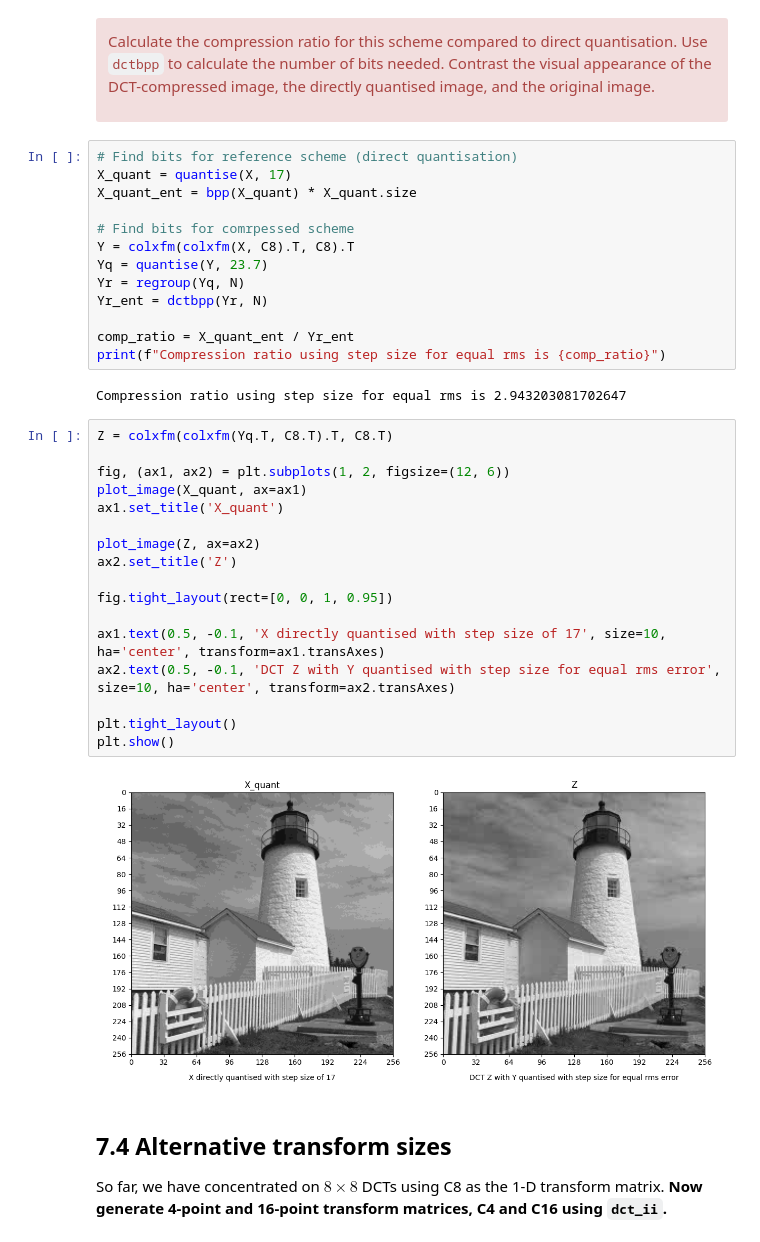
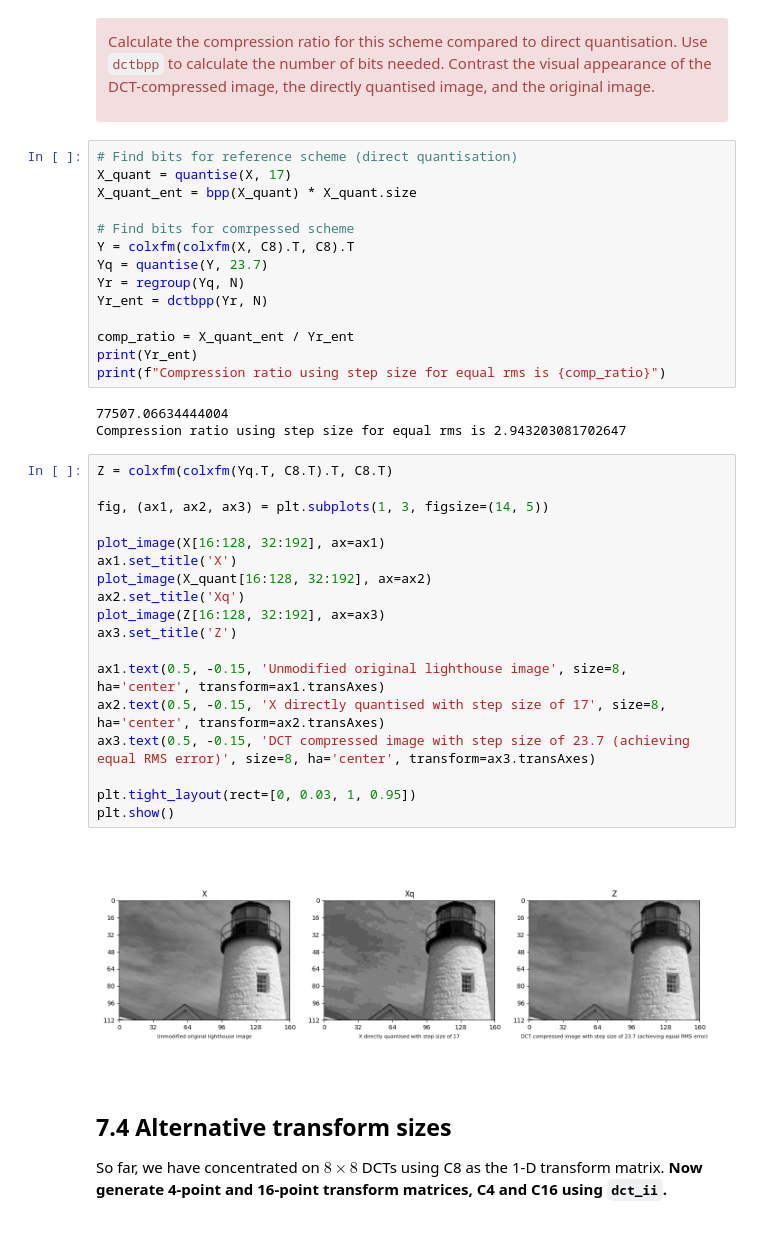
Before and after one commit to edwardtownsend/sf2, a Jupyter notebook: 7-the-discrete-cosine-transform.ipynb, the cells around one changed output. Drawn from its saved outputs; the diff is of its cells as text.

```diff
--- a/7-the-discrete-cosine-transform.ipynb
+++ b/7-the-discrete-cosine-transform.ipynb
@@ -473,28 +473,31 @@ Yr = regroup(Yq, N)
 Yr_ent = dctbpp(Yr, N)
 
 comp_ratio = X_quant_ent / Yr_ent
+print(Yr_ent)
 print(f"Compression ratio using step size for equal rms is {comp_ratio}")
 # %% [output]
+77507.06634444004
 Compression ratio using step size for equal rms is 2.943203081702647
 # %%
 Z = colxfm(colxfm(Yq.T, C8.T).T, C8.T)
 
-fig, (ax1, ax2) = plt.subplots(1, 2, figsize=(12, 6))
-plot_image(X_quant, ax=ax1)
-ax1.set_title('X_quant')
+fig, (ax1, ax2, ax3) = plt.subplots(1, 3, figsize=(14, 5))
 
-plot_image(Z, ax=ax2)
-ax2.set_title('Z')
+plot_image(X[16:128, 32:192], ax=ax1)
+ax1.set_title('X')
+plot_image(X_quant[16:128, 32:192], ax=ax2)
+ax2.set_title('Xq')
+plot_image(Z[16:128, 32:192], ax=ax3)
+ax3.set_title('Z')
 
-fig.tight_layout(rect=[0, 0, 1, 0.95])
+ax1.text(0.5, -0.15, 'Unmodified original lighthouse image', size=8, ha='center', transform=ax1.transAxes)
+ax2.text(0.5, -0.15, 'X directly quantised with step size of 17', size=8, ha='center', transform=ax2.transAxes)
+ax3.text(0.5, -0.15, 'DCT compressed image with step size of 23.7 (achieving equal RMS error)', size=8, ha='center', transform=ax3.transAxes)
 
-ax1.text(0.5, -0.1, 'X directly quantised with step size of 17', size=10, ha='center', transform=ax1.transAxes)
-ax2.text(0.5, -0.1, 'DCT Z with Y quantised with step size for equal rms error', size=10, ha='center', transform=ax2.transAxes)
-
-plt.tight_layout()
+plt.tight_layout(rect=[0, 0.03, 1, 0.95])
 plt.show()
 # %% [output]
-[figure, old version]
+[figure, new version]
 # %% [markdown]
 
 ## 7.4 Alternative transform sizes
```
Also changed, not shown: parts of 8 cells of this notebook, 4 other files.
